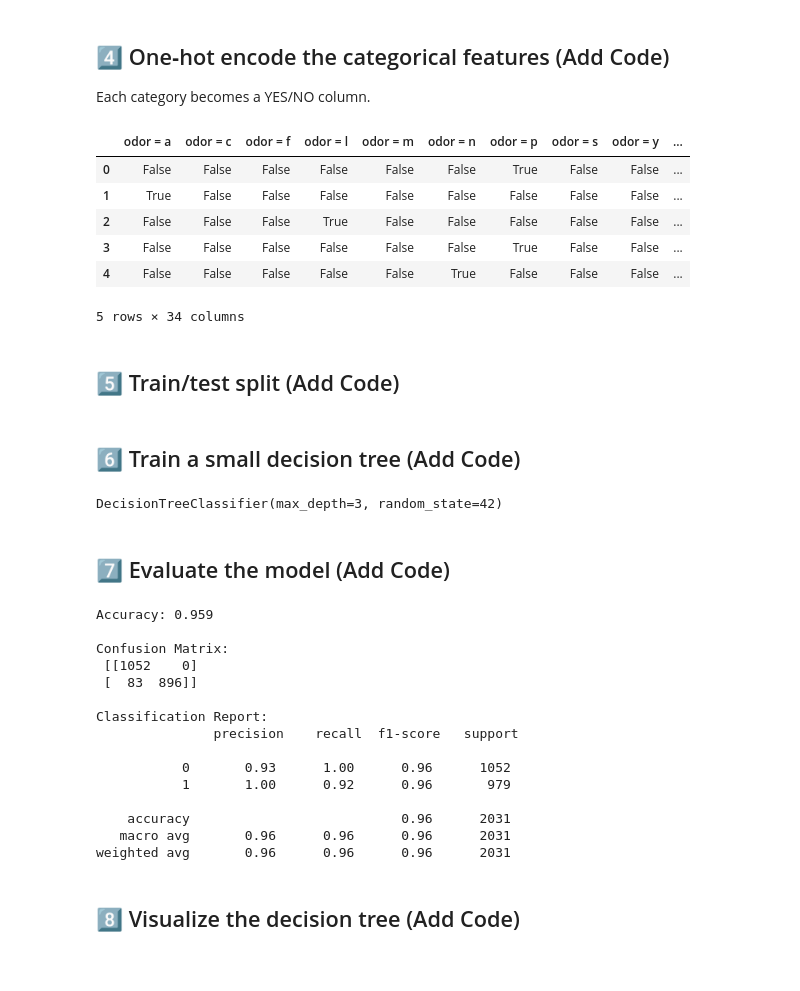
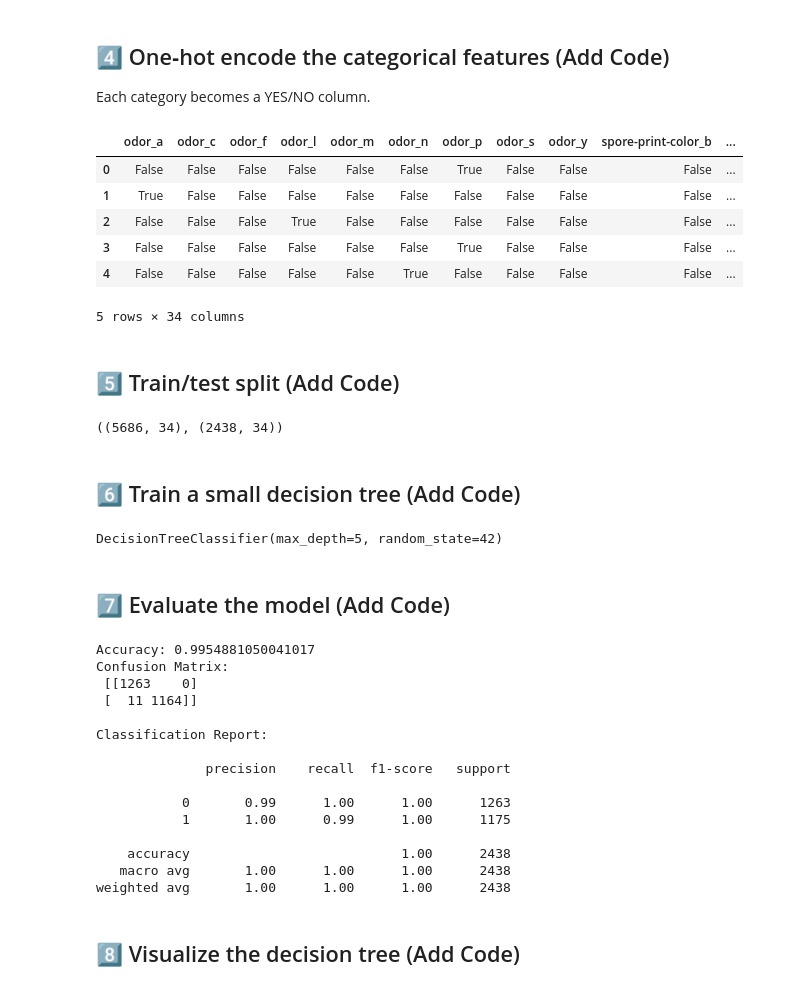
Before and after one commit to ishue03/CIS-3902-AI-ML-Ian-, a Jupyter notebook: Mushroom_Reduced_Student.ipynb, the cells around one changed output. Cells and saved outputs as stored; diff of their text form; code cells hidden in the pictures.

```diff
--- a/Mushroom_Reduced_Student.ipynb
+++ b/Mushroom_Reduced_Student.ipynb
@@ -69,56 +67,78 @@ X.head(), y.value_counts()
 ## 4️⃣ One‑hot encode the categorical features (Add Code)
 Each category becomes a YES/NO column.
 # %%
-X = pd.get_dummies(X, prefix_sep=" = ")
-X.head()
+# One-hot encode categorical variables
+X_encoded = pd.get_dummies(X, drop_first=False)
+
+X_encoded.head()
 # %% [output]
-|  | odor = a | odor = c | odor = f | odor = l | odor = m | odor = n | odor = p | odor = s | odor = y | ... |
-| 0 | False | False | False | False | False | False | True | False | False | ... |
-| 1 | True | False | False | False | False | False | False | False | False | ... |
-| 2 | False | False | False | True | False | False | False | False | False | ... |
-| 3 | False | False | False | False | False | False | True | False | False | ... |
-| 4 | False | False | False | False | False | True | False | False | False | ... |
+|  | odor_a | odor_c | odor_f | odor_l | odor_m | odor_n | odor_p | odor_s | odor_y | spore-print-color_b | ... |
+| 0 | False | False | False | False | False | False | True | False | False | False | ... |
+| 1 | True | False | False | False | False | False | False | False | False | False | ... |
+| 2 | False | False | False | True | False | False | False | False | False | False | ... |
+| 3 | False | False | False | False | False | False | True | False | False | False | ... |
+| 4 | False | False | False | False | False | True | False | False | False | False | ... |
 5 rows × 34 columns
 # %% [markdown]
 ## 5️⃣ Train/test split (Add Code)
 # %%
+# Split data into training and testing sets
 X_train, X_test, y_train, y_test = train_test_split(
-    X, y,
-    test_size=0.25,
+    X_encoded, y,
+    test_size=0.3,
     random_state=42,
     stratify=y
 )
+
+X_train.shape, X_test.shape
+# %% [output]
+((5686, 34), (2438, 34))
 # %% [markdown]
 ## 6️⃣ Train a small decision tree (Add Code)
 # %%
-model = DecisionTreeClassifier(max_depth=3, random_state=42)
-model.fit(X_train, y_train)
+# Create decision tree model
+tree_model = DecisionTreeClassifier(
+    max_depth=5,
+    random_state=42
+)
+
+# Train the model
+tree_model.fit(X_train, y_train)
 # %% [output]
-DecisionTreeClassifier(max_depth=3, random_state=42)
+DecisionTreeClassifier(max_depth=5, random_state=42)
 # %% [markdown]
 ## 7️⃣ Evaluate the model (Add Code)
 # %%
-pred = model.predict(X_test)
+# Make predictions
+y_pred = tree_model.predict(X_test)
 
-print("Accuracy:", round(accuracy_score(y_test, pred), 3))
-print("\nConfusion Matrix:\n", confusion_matrix(y_test, pred))
-print("\nClassification Report:\n", classification_report(y_test, pred))
+# Accuracy
+accuracy = accuracy_score(y_test, y_pred)
+print("Accuracy:", accuracy)
+
+# Confusion matrix
+cm = confusion_matrix(y_test, y_pred)
+print("Confusion Matrix:\n", cm)
+
+# Classification report
+print("\nClassification Report:\n")
+print(classification_report(y_test, y_pred))
 # %% [output]
-Accuracy: 0.959
-
+Accuracy: 0.9954881050041017
 Confusion Matrix:
- [[1052    0]
- [  83  896]]
+ [[1263    0]
+ [  11 1164]]
 
 Classification Report:
-               precision    recall  f1-score   support
 
-           0       0.93      1.00      0.96      1052
-           1       1.00      0.92      0.96       979
+              precision    recall  f1-score   support
 
-    accuracy                           0.96      2031
-   macro avg       0.96      0.96      0.96      2031
-weighted avg       0.96      0.96      0.96      2031
+           0       0.99      1.00      1.00      1263
+           1       1.00      0.99      1.00      1175
+
+    accuracy                           1.00      2438
+   macro avg       1.00      1.00      1.00      2438
+weighted avg       1.00      1.00      1.00      2438
 # %% [markdown]
 ## 8️⃣ Visualize the decision tree (Add Code)
 # %%
```
Also changed, not shown: parts of 4 cells of this notebook.
